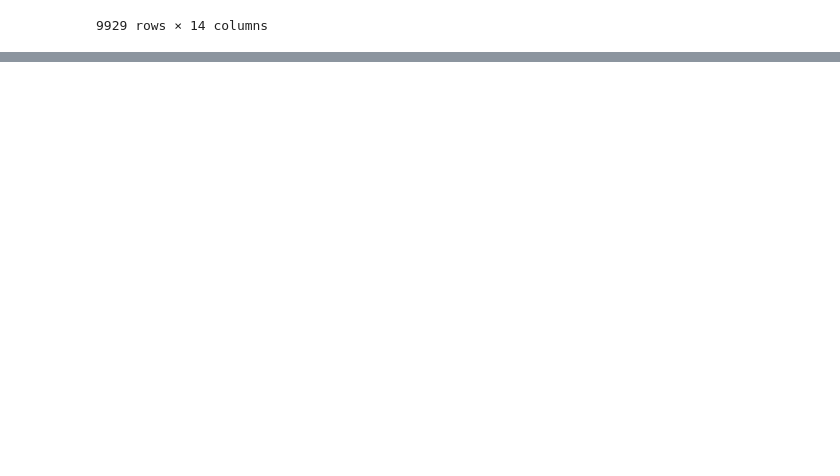
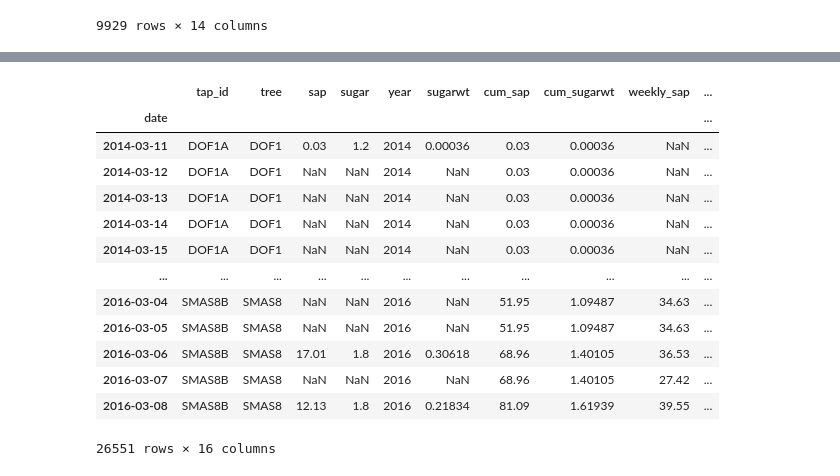
Before and after one commit to spentelow/sapflow, a Jupyter notebook: src/houle_analysis_norm.ipynb, the cells around one changed output, grey strips where cells are left out. Drawn from its saved outputs; the diff is of its cells as text; code cells hidden in the pictures; blank space fills up the shorter version.

```diff
--- a/src/houle_analysis_norm.ipynb
+++ b/src/houle_analysis_norm.ipynb
@@ -204,0 +235,17 @@ In [5]: a.reset_index().merge(b, how="left").set_index('index')n: missing sap va
+# %%
+a
+# %% [output]
+|  | tap_id | tree | sap | sugar | year | sugarwt | cum_sap | cum_sugarwt | weekly_sap | ... |
+| date |  |  |  |  |  |  |  |  |  | ... |
+| 2014-03-11 | DOF1A | DOF1 | 0.03 | 1.2 | 2014 | 0.00036 | 0.03 | 0.00036 | NaN | ... |
+| 2014-03-12 | DOF1A | DOF1 | NaN | NaN | 2014 | NaN | 0.03 | 0.00036 | NaN | ... |
+| 2014-03-13 | DOF1A | DOF1 | NaN | NaN | 2014 | NaN | 0.03 | 0.00036 | NaN | ... |
+| 2014-03-14 | DOF1A | DOF1 | NaN | NaN | 2014 | NaN | 0.03 | 0.00036 | NaN | ... |
+| 2014-03-15 | DOF1A | DOF1 | NaN | NaN | 2014 | NaN | 0.03 | 0.00036 | NaN | ... |
+| ... | ... | ... | ... | ... | ... | ... | ... | ... | ... | ... |
+| 2016-03-04 | SMAS8B | SMAS8 | NaN | NaN | 2016 | NaN | 51.95 | 1.09487 | 34.63 | ... |
+| 2016-03-05 | SMAS8B | SMAS8 | NaN | NaN | 2016 | NaN | 51.95 | 1.09487 | 34.63 | ... |
+| 2016-03-06 | SMAS8B | SMAS8 | 17.01 | 1.8 | 2016 | 0.30618 | 68.96 | 1.40105 | 36.53 | ... |
+| 2016-03-07 | SMAS8B | SMAS8 | NaN | NaN | 2016 | NaN | 68.96 | 1.40105 | 27.42 | ... |
+| 2016-03-08 | SMAS8B | SMAS8 | 12.13 | 1.8 | 2016 | 0.21834 | 81.09 | 1.61939 | 39.55 | ... |
+26551 rows × 16 columns
```
Also changed, not shown: parts of 8 cells of this notebook.
